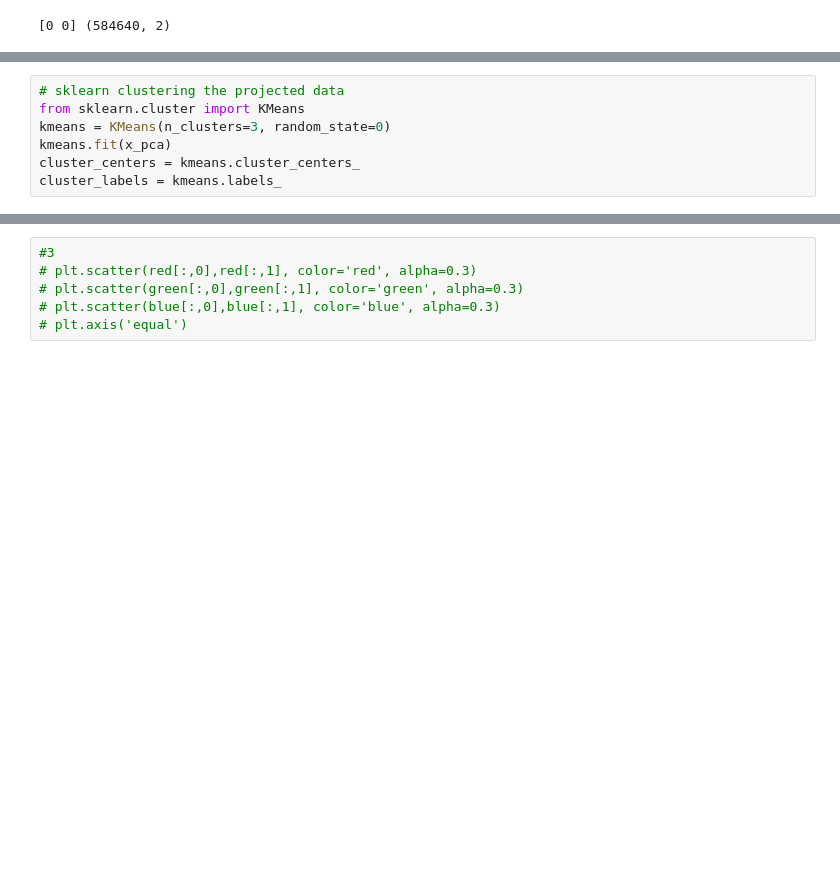
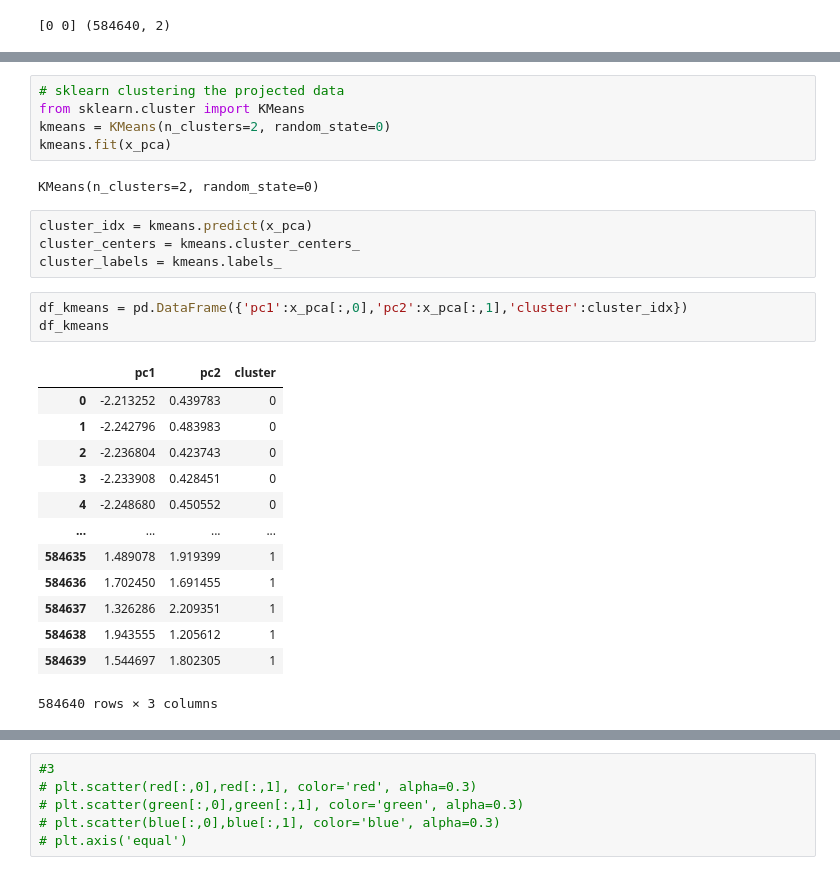
Before and after one commit to outspark/you_work_from_home, a Jupyter notebook: hw02/hw02_dimension_reduction.ipynb, the cells around one changed output, grey strips where cells are left out. Saved outputs shown, nothing was run; the diff lists cells and outputs as text; blank space fills up the shorter version.

```diff
--- a/hw02/hw02_dimension_reduction.ipynb
+++ b/hw02/hw02_dimension_reduction.ipynb
@@ -83,7 +86,28 @@ plt.axis('equal')
 # %%
 # sklearn clustering the projected data
 from sklearn.cluster import KMeans
-kmeans = KMeans(n_clusters=3, random_state=0)
+kmeans = KMeans(n_clusters=2, random_state=0)
 kmeans.fit(x_pca)
-cluster_centers = kmeans.cluster_centers_
-cluster_labels = kmeans.labels_
+# %% [output]
+KMeans(n_clusters=2, random_state=0)
+# %%
+cluster_idx = kmeans.predict(x_pca)
+cluster_centers = kmeans.cluster_centers_
+cluster_labels = kmeans.labels_
+# %%
+df_kmeans = pd.DataFrame({'pc1':x_pca[:,0],'pc2':x_pca[:,1],'cluster':cluster_idx})
+df_kmeans
+# %% [output]
+|  | pc1 | pc2 | cluster |
+| 0 | -2.213252 | 0.439783 | 0 |
+| 1 | -2.242796 | 0.483983 | 0 |
+| 2 | -2.236804 | 0.423743 | 0 |
+| 3 | -2.233908 | 0.428451 | 0 |
+| 4 | -2.248680 | 0.450552 | 0 |
+| ... | ... | ... | ... |
+| 584635 | 1.489078 | 1.919399 | 1 |
+| 584636 | 1.702450 | 1.691455 | 1 |
+| 584637 | 1.326286 | 2.209351 | 1 |
+| 584638 | 1.943555 | 1.205612 | 1 |
+| 584639 | 1.544697 | 1.802305 | 1 |
+584640 rows × 3 columns
```
Also changed, not shown: parts of 12 cells of this notebook, 1 other file.
